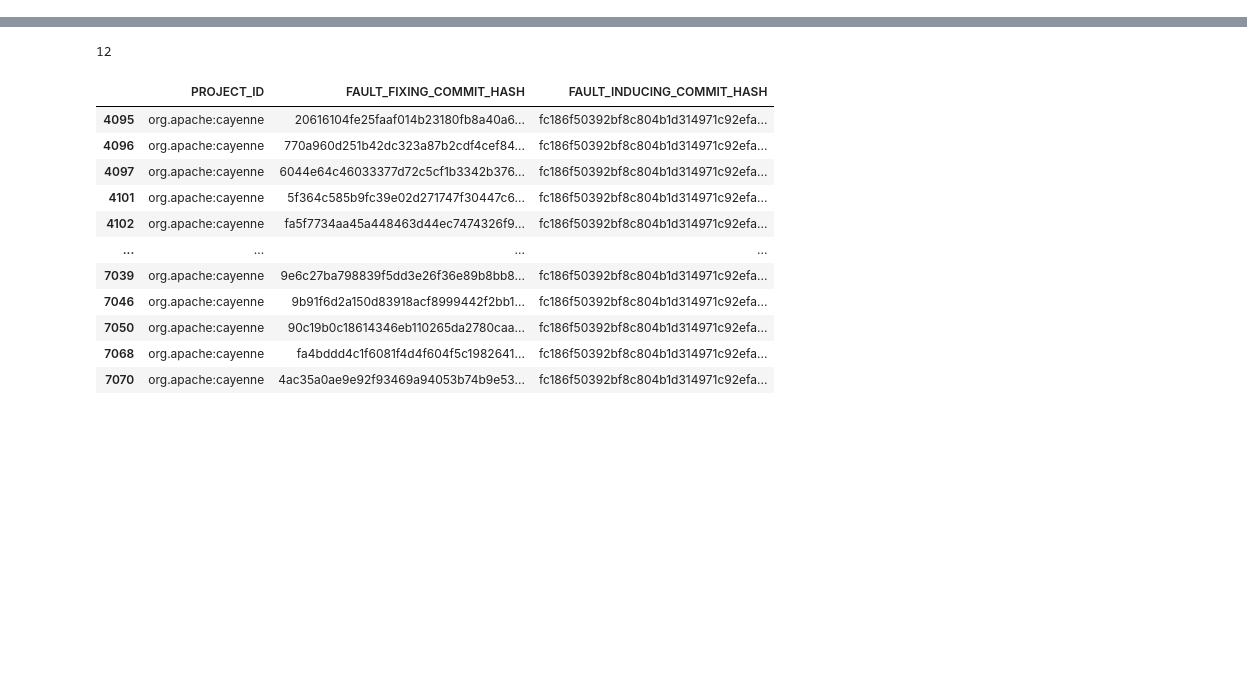
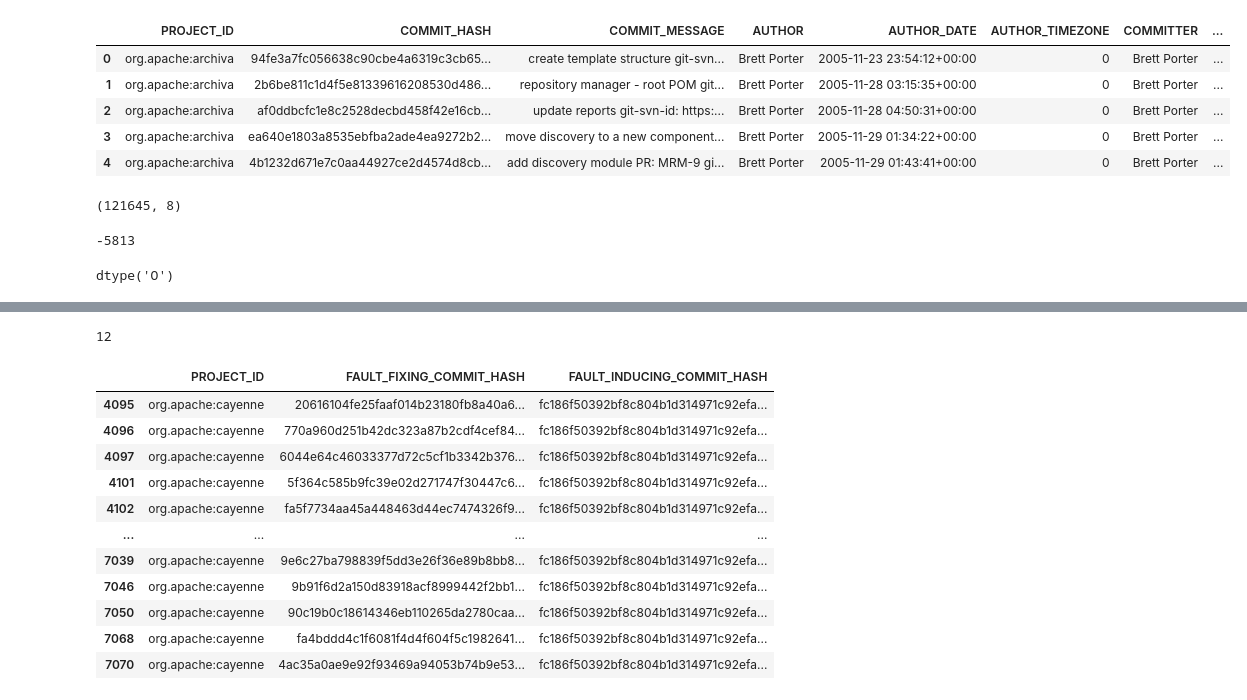
Before and after one commit to danigoju/Technical-Debt-DLMP, a Jupyter notebook: notebooks/Mergin commit_changes and modelling.ipynb, the cells around one changed output, grey strips where cells are left out. Cells and saved outputs as stored; diff of their text form; code cells hidden in the pictures; blank space fills up the shorter version.

```diff
--- a/notebooks/Mergin commit_changes and modelling.ipynb
+++ b/notebooks/Mergin commit_changes and modelling.ipynb
@@ -53,0 +46,13 @@ See the caveats in the documentation: https://pandas.pydata.org/pandas-docs/stab
+# %%
+git_commits.head()
+# %% [output]
+|  | PROJECT_ID | COMMIT_HASH | COMMIT_MESSAGE | AUTHOR | AUTHOR_DATE | AUTHOR_TIMEZONE | COMMITTER | ... |
+| 0 | org.apache:archiva | 94fe3a7fc056638c90cbe4a6319c3cb65... | create template structure git-svn... | Brett Porter | 2005-11-23 23:54:12+00:00 | 0 | Brett Porter | ... |
+| 1 | org.apache:archiva | 2b6be811c1d4f5e81339616208530d486... | repository manager - root POM git... | Brett Porter | 2005-11-28 03:15:35+00:00 | 0 | Brett Porter | ... |
+| 2 | org.apache:archiva | af0ddbcfc1e8c2528decbd458f42e16cb... | update reports git-svn-id: https:... | Brett Porter | 2005-11-28 04:50:31+00:00 | 0 | Brett Porter | ... |
+| 3 | org.apache:archiva | ea640e1803a8535ebfba2ade4ea9272b2... | move discovery to a new component... | Brett Porter | 2005-11-29 01:34:22+00:00 | 0 | Brett Porter | ... |
+| 4 | org.apache:archiva | 4b1232d671e7c0aa44927ce2d4574d8cb... | add discovery module PR: MRM-9 gi... | Brett Porter | 2005-11-29 01:43:41+00:00 | 0 | Brett Porter | ... |
+# %%
+git_commits_changes.shape
+# %% [output]
+(121645, 8)
@@ -53,0 +66,8 @@ See the caveats in the documentation: https://pandas.pydata.org/pandas-docs/stab
+# %%
+(first_commit['org.apache:archiva'] - pd.to_datetime('today').date()).days
+# %% [output]
+-5813
+# %%
+git_commits['COMMITTER_DATE'].dtype
+# %% [output]
+dtype('O')
```
Also changed, not shown: parts of 15 cells of this notebook, 1 other file.
